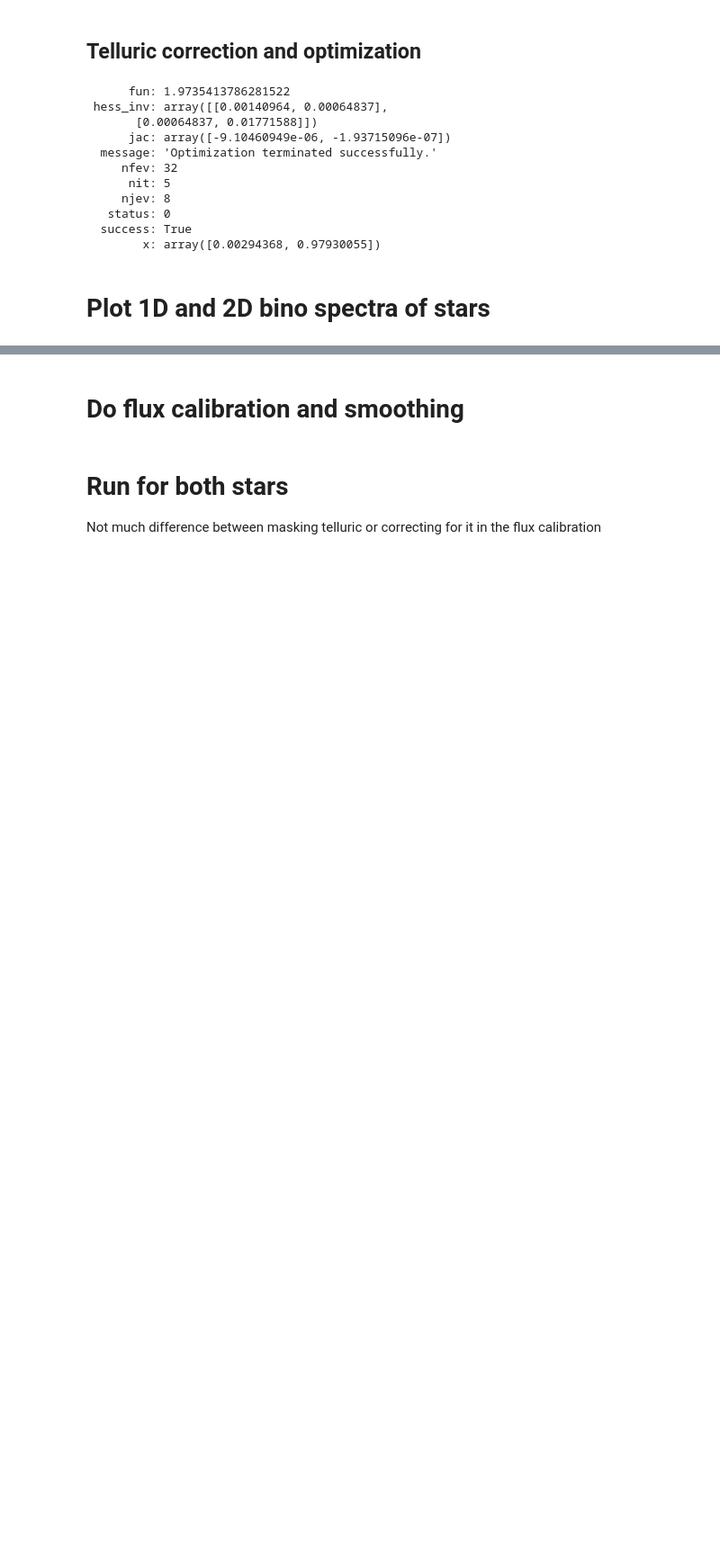
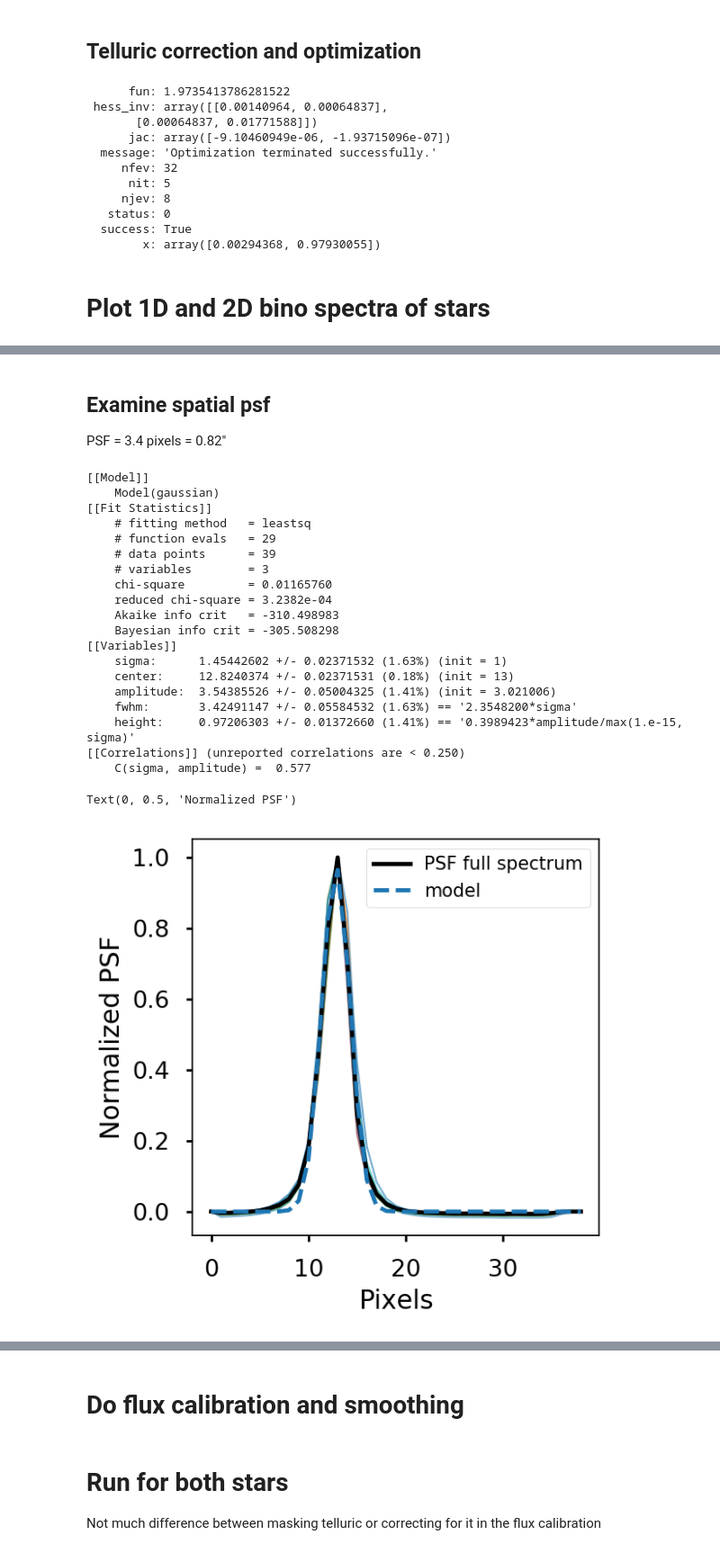
Before and after one commit to charlottenosam/Bino_tools, a Jupyter notebook: examples/calib_flux_telluric.ipynb, the cells around one changed output, grey strips where cells are left out. Shown at 90% size. Drawn from its saved outputs; the diff is of its cells as text; code cells hidden in the pictures; blank space fills up the shorter version.

```diff
--- a/examples/calib_flux_telluric.ipynb
+++ b/examples/calib_flux_telluric.ipynb
@@ -237,0 +202,62 @@ plt.subplots_adjust(hspace=0)
+# %% [markdown]
+## Examine spatial psf
+
+PSF = 3.4 pixels = 0.82"
+# %%
+spec2D = extract2D[stars.index[0]+1].data
+
+# PSF varying as function of wavelength?
+Npix = 400
+plt.figure(figsize=(4,4), dpi=150)
+for i in range(spec2D.shape[1])[::Npix]:
+    max_i = i+Npix
+    if max_i > spec2D.shape[1]:
+        max_i = spec2D.shape[1]
+
+    psf = np.nansum(spec2D[:, i:max_i], axis=1)
+
+    med_wave = wave_nm[int(i + (max_i - i)/2)]
+    plt.plot(psf/psf.max(), lw=1, alpha=0.6)#, label='%.0f' % med_wave)
+
+# Total
+psf  = np.nansum(spec2D, axis=1)
+psf /= psf.max()
+plt.plot(psf, c='k', label='PSF full spectrum')
+
+# Fit with Gaussian
+x = np.arange(len(psf))
+y = psf
+
+mod  = GaussianModel()
+pars = mod.guess(y, x=x)
+out  = mod.fit(y, pars, x=x)
+print(out.fit_report(min_correl=0.25))
+
+plt.plot(x, out.best_fit, c='tab:blue', ls='dashed', label='model')
+
+plt.legend(fontsize=10)
+
+plt.xlabel('Pixels')
+plt.ylabel('Normalized PSF')
+# %% [output]
+[[Model]]
+    Model(gaussian)
+[[Fit Statistics]]
+    # fitting method   = leastsq
+    # function evals   = 29
+    # data points      = 39
+    # variables        = 3
+    chi-square         = 0.01165760
+    reduced chi-square = 3.2382e-04
+    Akaike info crit   = -310.498983
+    Bayesian info crit = -305.508298
+[[Variables]]
+    sigma:      1.45442602 +/- 0.02371532 (1.63%) (init = 1)
+    center:     12.8240374 +/- 0.02371531 (0.18%) (init = 13)
+    amplitude:  3.54385526 +/- 0.05004325 (1.41%) (init = 3.021006)
+    fwhm:       3.42491147 +/- 0.05584532 (1.63%) == '2.3548200*sigma'
+    height:     0.97206303 +/- 0.01372660 (1.41%) == '0.3989423*amplitude/max(1.e-15, sigma)'
+[[Correlations]] (unreported correlations are < 0.250)
+    C(sigma, amplitude) =  0.577
+Text(0, 0.5, 'Normalized PSF')
+[figure, added]
```
Also changed, not shown: parts of 20 cells of this notebook, 4 other files.
